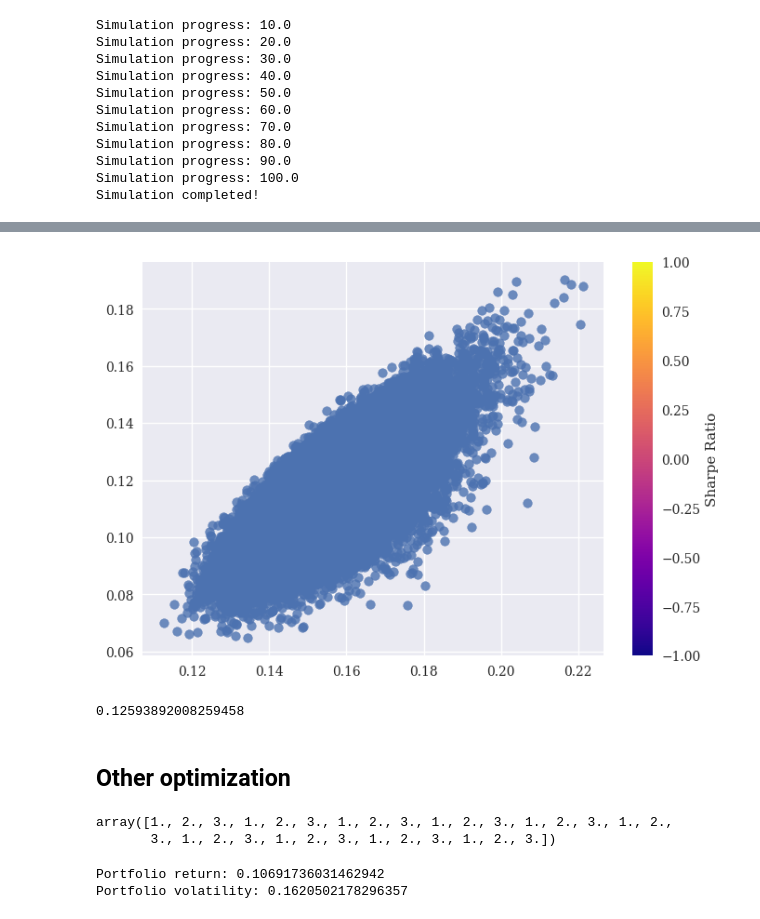
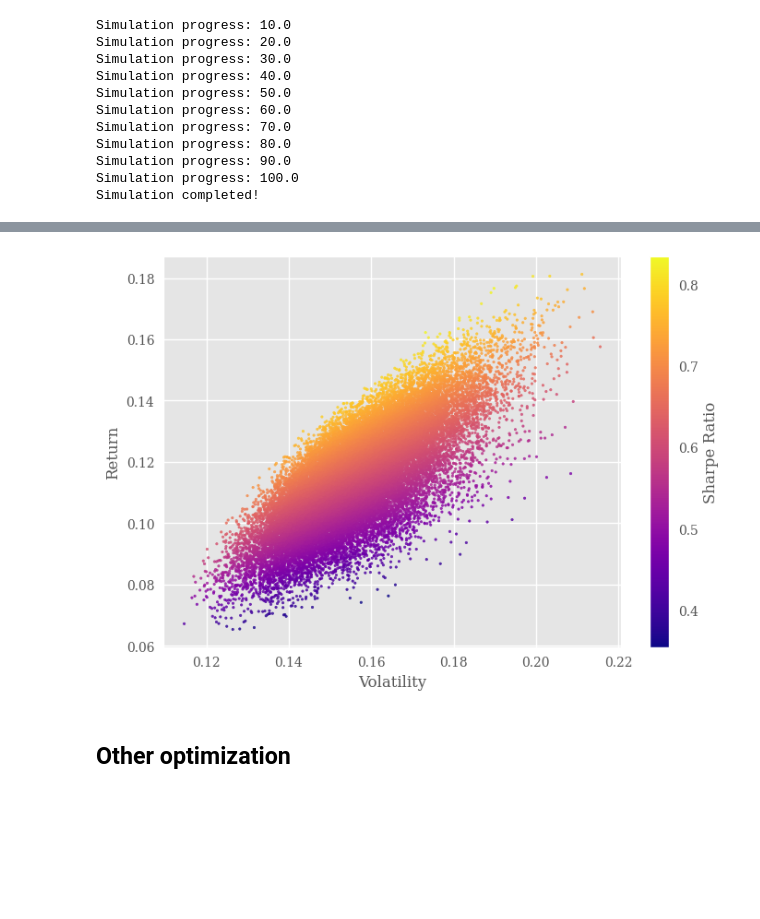
Before and after one commit to HyunminHong/MPT, a Jupyter notebook: Sector_Portfolio.ipynb, the cells around one changed output, grey strips where cells are left out. Saved outputs shown, nothing was run; the diff lists cells and outputs as text; code cells hidden in the pictures; blank space fills up the shorter version.

```diff
--- a/Sector_Portfolio.ipynb
+++ b/Sector_Portfolio.ipynb
@@ -451,25 +492,42 @@ comparision.plot.bar(title="VaR: Sectors")
 # %%
-# Number of different portfolios we want to simulate
 simulations = 30000
+returns = rtn_sector
+"""
+Parameters
+    simulations: number of different portfolios we want to simulate
+    returns: asset returns that we want to simulate
+Returns
+    stats: include the following data
+        rtn_portfolio: simulated portfolios' returns
+        vol_portfolio: simulated portfolios' volatilities
+        wgt_portfolio: simulated portfolios' weights
+"""
+# Initialise required variables
+m_sharpe_rat = 0
+m_sharpe_rtn = None
+m_sharpe_vol = None
+m_sharpe_wgt = None
+
+stats = pd.DataFrame()
 
 # Create lists of the simulated portfolio information, e.g., returns, volatility, weights
 rtn_portfolio = np.array([]) # returns
 vol_portfolio = np.array([]) # volatility
-wgt_portfolio = np.array([]) # weights
+sharpe_portfolio = np.array([]) # sharpe ratios
+wgt_portfolio = [] # weights
 
 # Monte Carlo simulation
 for s in range(simulations):
     # Generate a random weight vector
-    wgt_p = np.random.random(len(rtn_sector.columns))
+    wgt_p = np.random.random(len(returns.columns))
     wgt_p /= wgt_p.sum()
 
     # Generate the portfolio return & volatility of the given random weights
-    rtn_p, vol_p = portfolio_statistics(weights=wgt_p, rtn=rtn_sector, trading_period='daily')
+    rtn_p, vol_p = portfolio_statistics(weights=wgt_p, rtn=returns, trading_period='daily')
 
     # Note that Rf is in %, e.g., Rf = 1.80%. Hence, divide it by 100
     # Find the argmax returns, volatility, weights w.r.t. Sharpe ratio
-    sharpe_rat = np.subtract(rtn_p, Rf/100) / vol_p
-    sharpe_max = sharpe_rat
+    sharpe_rat = np.subtract(rtn_p, Rf.item()/100) / vol_p
     if sharpe_rat > m_sharpe_rat:
         m_sharpe_rat = sharpe_rat
         m_sharpe_rtn = rtn_p
@@ -478,7 +536,8 @@ for s in range(simulations):
 
     rtn_portfolio = np.append(rtn_portfolio, rtn_p)
     vol_portfolio = np.append(vol_portfolio, vol_p)
-    wgt_portfolio = np.append(wgt_portfolio, wgt_p)
+    sharpe_portfolio = np.append(sharpe_portfolio, sharpe_rat)
+    wgt_portfolio.append(wgt_p)
 
     # Calculate the current progress
     progress = (s+1) / simulations * 100
@@ -489,6 +548,10 @@ for s in range(simulations):
 
 # Final progress update
 print("Simulation completed!")
+
+stats['Return'] = rtn_portfolio
+stats['Volatility'] = vol_portfolio
+stats['Sharpe Ratio'] = sharpe_portfolio
 # %% [output]
 Simulation progress: 10.0
 Simulation progress: 20.0
@@ -504,8 +613,13 @@ Simulation completed!
 # %%
 plt.figsize=(10,8)
-plt.scatter(vol_portfolio, rtn_portfolio, alpha=.8, cmap='plasma')
+
+plt.scatter(stats['Volatility'], stats['Return'], c=stats['Sharpe Ratio'], s=3, alpha=.8, cmap='plasma')
+
+plt.xlabel('Volatility')
+plt.ylabel('Return')
+plt.legend(loc='upper right')
 
 cmap = mpl.cm.plasma
-norm = mpl.colors.Normalize(vmin=-1, vmax=1)
+norm = mpl.colors.Normalize(vmin=stats['Sharpe Ratio'].min(), vmax=stats['Sharpe Ratio'].max())
 plt.colorbar(mpl.cm.ScalarMappable(norm=norm, cmap=cmap),label='Sharpe Ratio',);
 # %% [output]
@@ -512,7 +627,3 @@ plt.colorbar(mpl.cm.ScalarMappable(norm=norm, cmap=cmap),label='Sharpe Ratio',);
-[figure, old version]
+[figure, new version]
-# %%
-vol_portfolio.min()
-# %% [output]
-0.12593892008259458
 # %% [markdown]
 ## Other optimization
@@ -526,15 +629,0 @@ for i in range(10):
-# %%
-lst
-# %% [output]
-array([1., 2., 3., 1., 2., 3., 1., 2., 3., 1., 2., 3., 1., 2., 3., 1., 2.,
-       3., 1., 2., 3., 1., 2., 3., 1., 2., 3., 1., 2., 3.])
-# %%
-rand = np.random.random(len(rtn_sector.columns))
-rand /= rand.sum()
-rtn_p, vol_p = portfolio_statistics(weights=rand, rtn=rtn_sector, trading_period='daily')
-
-print('Portfolio return:', rtn_p)
-print('Portfolio volatility:', vol_p)
-# %% [output]
-Portfolio return: 0.10691736031462942
-Portfolio volatility: 0.1620502178296357
```
Also changed, not shown: parts of 25 cells of this notebook.
